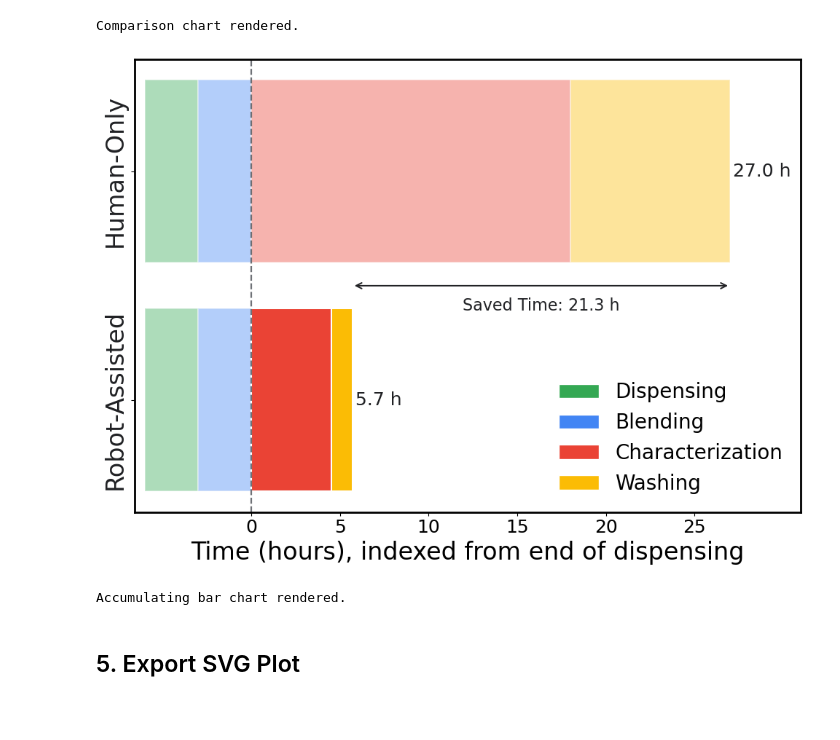
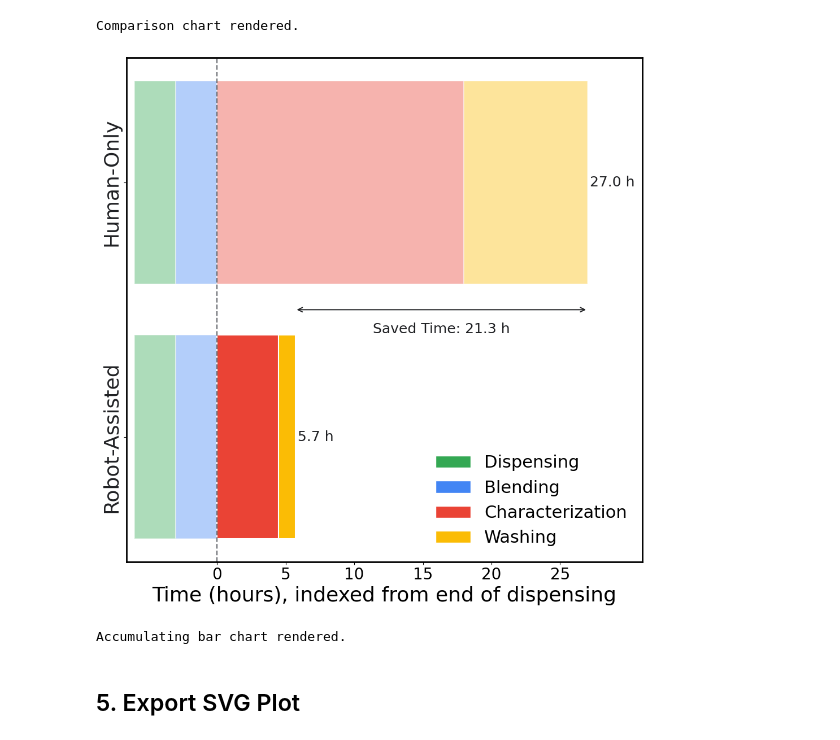
Before and after one commit to AC-Formulations-SDL5/Automated_Viscometry, a Jupyter notebook: Images/timeline_breakdown_pie.ipynb, the cells around one changed output. Cells and saved outputs as stored; diff of their text form; code cells hidden in the pictures; blank space fills up the shorter version.

```diff
--- a/Images/timeline_breakdown_pie.ipynb
+++ b/Images/timeline_breakdown_pie.ipynb
@@ -227,42 +227,19 @@ focus_human_hr = sum(human_vals_hr[2:])
 focus_robot_hr = sum(robot_vals_hr[2:])
 focus_saved_hr = focus_human_hr - focus_robot_hr
 
-# Add pattern to characterization and washing
-segment_hatches = [None, None, "///", "xx"]
-
-fig_bar, ax_bar = plt.subplots(figsize=(10, 8))
+fig_bar, ax_bar = plt.subplots(figsize=(10, 11))
 fig_bar.patch.set_facecolor("white")
 ax_bar.set_facecolor("white")
 plt.rcParams.update({"font.family": "DejaVu Sans", "font.size": 14})
 
 # Draw cumulative (stacked) bars with requested transparency logic
 for idx, (c, hv, rv, lh, lr) in enumerate(zip(colors_bar, human_vals_hr, robot_vals_hr, lefts_h, lefts_r)):
-    hatch = segment_hatches[idx]
-
     # Human-only: all transparent
-    ax_bar.barh(
-        1,
-        hv,
-        left=lh,
-        color=c,
-        alpha=0.4,
-        edgecolor="white",
-        linewidth=1.5,
-        hatch=hatch,
-    )
+    ax_bar.barh(1, hv, left=lh, color=c, alpha=0.4, edgecolor="white", linewidth=1.5)
 
     # Robot-assisted: blue/green transparent, red/yellow opaque
     alpha_robot = 0.4 if idx < 2 else 1.0
-    ax_bar.barh(
-        0,
-        rv,
-        left=lr,
-        color=c,
-        alpha=alpha_robot,
-        edgecolor="white",
-        linewidth=1.5,
-        hatch=hatch,
-    )
+    ax_bar.barh(0, rv, left=lr, color=c, alpha=alpha_robot, edgecolor="white", linewidth=1.5)
 
 # End labels (relative to 0 = after dispensing)
 ax_bar.text(total_human_only_rel + 0.18, 1, f"{total_human_only_rel:.1f} h", va="center", ha="left", fontsize=18, color="#202124")
@@ -286,12 +263,12 @@ ax_bar.text(
     ha="center",
     va="top",
     color="#202124",
-    fontsize=16,
+    fontsize=18,
 )
 
 ax_bar.set_yticks([0, 1])
-ax_bar.set_yticklabels(["Robot-Assisted", "Human-Only"], color="#202124", fontsize=24, rotation=90, va="center")
-ax_bar.set_xlabel("Time (hours), indexed from end of dispensing", color="black", fontsize=24)
+ax_bar.set_yticklabels(["Robot-Assisted", "Human-Only"], color="#202124", fontsize=26, rotation=90, va="center")
+ax_bar.set_xlabel("Time (hours), indexed from end of dispensing", color="black", fontsize=26)
 
 # No grid
 ax_bar.grid(False)
@@ -303,39 +280,38 @@ for spine in ["top", "right", "left", "bottom"]:
     ax_bar.spines[spine].set_linewidth(2)
 
 # Show blending/dispensing (negative side) while numbering origin starts at dispensing
 left_limit = -(dispensing_end_hr + 0.6)
 right_limit = total_human_only_rel + 1.4
 ax_bar.set_xlim(left_limit, 31)
 
 # Show x-axis numbering only from 0 onward
 xticks = np.arange(0, right_limit + 0.001, 5.0)
 ax_bar.set_xticks(xticks)
-ax_bar.set_xticklabels([f"{x:g}" for x in xticks], color="black", fontsize=18)
+ax_bar.set_xticklabels([f"{x:g}" for x in xticks], color="black", fontsize=20)
 
 # Corrected legend labels/order requested (4 labels)
 legend_labels = ["Dispensing", "Blending", "Characterization", "Washing"]
 legend_colors = [GOOGLE_GREEN, GOOGLE_BLUE, GOOGLE_RED, GOOGLE_YELLOW]
-legend_hatches = [None, None, "///", "xx"]
 legend_handles = [
-    mpatches.Patch(facecolor=c, edgecolor="white", linewidth=1.0, label=l, hatch=h)
-    for l, c, h in zip(legend_labels, legend_colors, legend_hatches)
+    mpatches.Patch(facecolor=c, edgecolor="white", linewidth=1.0, label=l)
+    for l, c in zip(legend_labels, legend_colors)
 ]
 ax_bar.legend(
     handles=legend_handles,
     loc="lower right",
     ncol=1,
     framealpha=1.0,
     frameon=False,
     edgecolor="#E8EAED",
     fancybox=False,
-    fontsize=20,
+    fontsize=22,
 )
 
 plt.tight_layout(rect=[0, 0.08, 1, 1])
 plt.show()
 print("Accumulating bar chart rendered.")
 # %% [output]
-[figure, old version]
+[figure, new version]
 Accumulating bar chart rendered.
 # %% [markdown]
 ## 5. Export SVG Plot
```
Also changed, not shown: parts of 1 cell of this notebook.
